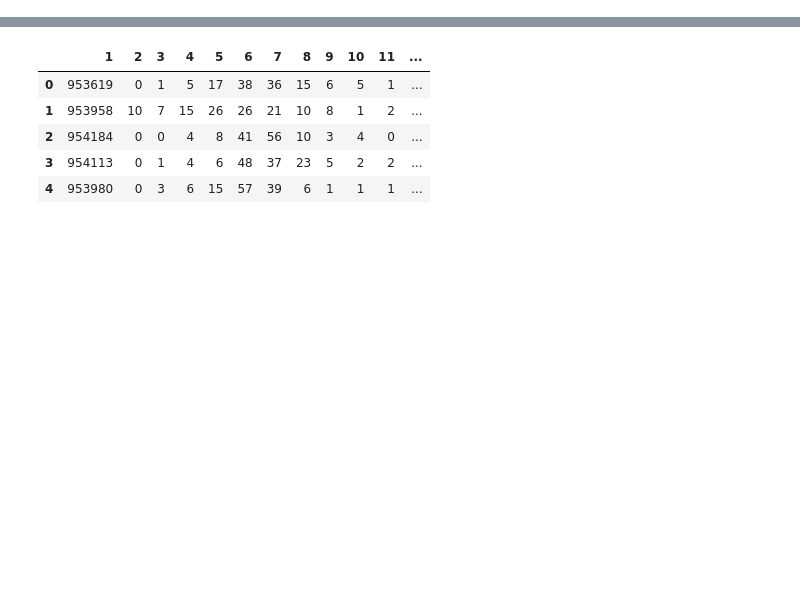
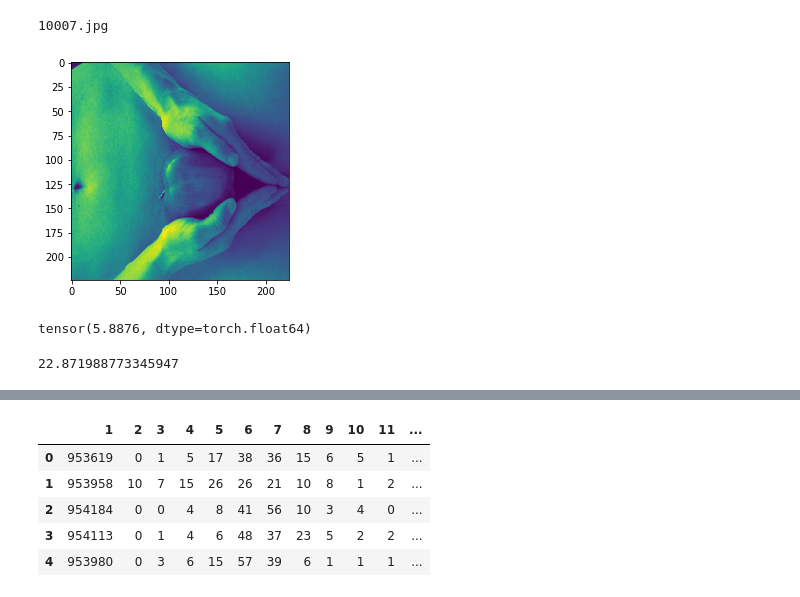
Before and after one commit to khiemkhanh98/AestheticPredictionMLSP, a Jupyter notebook: test.ipynb, the cells around one changed output, grey strips where cells are left out. Saved outputs shown, nothing was run; the diff lists cells and outputs as text; code cells hidden in the pictures; blank space fills up the shorter version.

```diff
--- a/test.ipynb
+++ b/test.ipynb
@@ -45,8 +45,16 @@ imgloaders = get_dataloader(data_type='img',resize=resize,augment=augment,finetu
                             batch_size = extract_batch_size, head_type = head_type)
 # %%
 import matplotlib.pyplot as plt
-for batch, (feature, label) in enumerate(imgloaders[2]):
+
+%autoreload
+from dataloader import ImgDataset
+
+a = ImgDataset('./data/', 'train' , True, True, False)
+b = iter(a)
+feature, label = next(b)
+
+"""for batch, (feature, label) in enumerate(imgloaders[2]):
     plt.imshow(np.moveaxis(feature[0].numpy(),0,-1))
     plt.show()
-    print(label[0])
+    print(label[0])"""
 # %% [output]
@@ -65,0 +63,22 @@ Clipping input data to the valid range for imshow with RGB data ([0..1] for floa
+# %%
+import numpy as np
+feature, label = next(b)
+plt.imshow(np.moveaxis(feature[0].numpy(),0,-1))
+plt.show()
+print(label[0])
+# %% [output]
+10007.jpg
+[figure, added]
+tensor(5.8876, dtype=torch.float64)
+# %%
+import io
+import zipfile
+from PIL import Image
+
+
+with zipfile.ZipFile('./data/images.zip', 'r') as zf:
+    img = Image.open(io.BytesIO(zf.read('images/1000.jpg')))
+
+time.time() - st
+# %% [output]
+22.871988773345947
```
Also changed, not shown: parts of 9 cells of this notebook, 15 other files.
